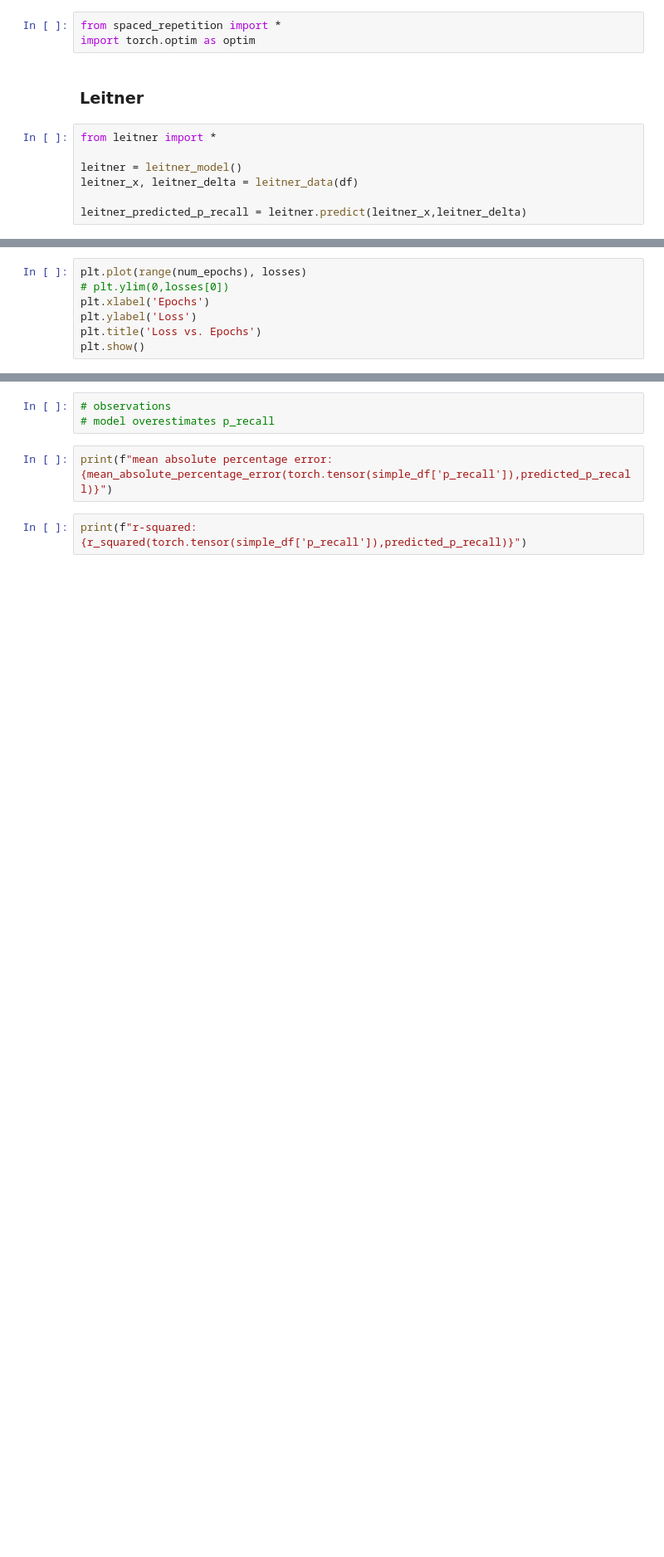
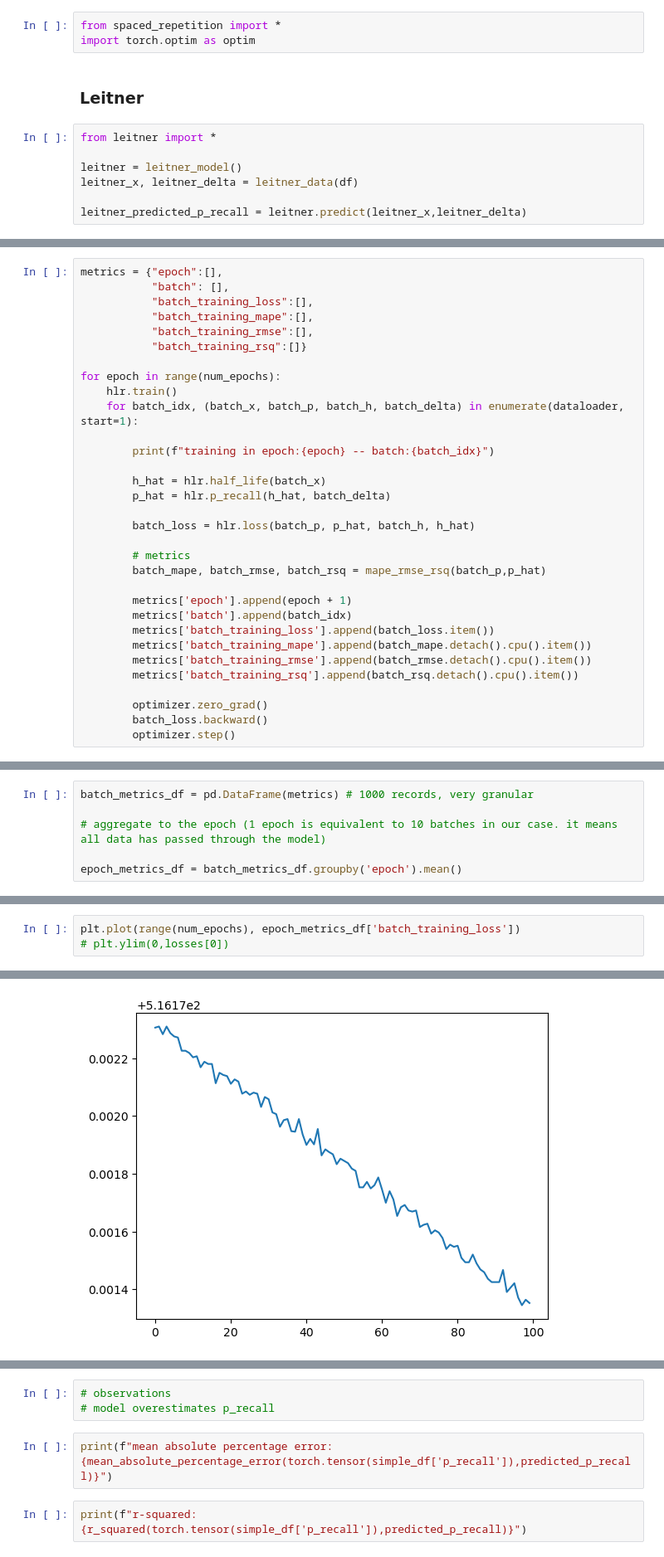
Before and after one commit to project-palooza/spaced_repetition, a Jupyter notebook: v0.ipynb, the cells around one changed output, grey strips where cells are left out. Shown: that part at 83% size. Cells and saved outputs as stored; diff of their text form; blank space fills up the shorter version.

```diff
--- a/v0.ipynb
+++ b/v0.ipynb
@@ -228,0 +281,32 @@ for epoch in range(num_epochs):
+# %%
+metrics = {"epoch":[],
+           "batch": [],
+           "batch_training_loss":[],
+           "batch_training_mape":[],
+           "batch_training_rmse":[],
+           "batch_training_rsq":[]}
+
+for epoch in range(num_epochs):
+    hlr.train()
+    for batch_idx, (batch_x, batch_p, batch_h, batch_delta) in enumerate(dataloader, start=1):
+
+        print(f"training in epoch:{epoch} -- batch:{batch_idx}")
+
+        h_hat = hlr.half_life(batch_x)
+        p_hat = hlr.p_recall(h_hat, batch_delta)
+
+        batch_loss = hlr.loss(batch_p, p_hat, batch_h, h_hat)
+
+        # metrics
+        batch_mape, batch_rmse, batch_rsq = mape_rmse_rsq(batch_p,p_hat)
+
+        metrics['epoch'].append(epoch + 1)
+        metrics['batch'].append(batch_idx)
+        metrics['batch_training_loss'].append(batch_loss.item())
+        metrics['batch_training_mape'].append(batch_mape.detach().cpu().item())
+        metrics['batch_training_rmse'].append(batch_rmse.detach().cpu().item())
+        metrics['batch_training_rsq'].append(batch_rsq.detach().cpu().item())
+
+        optimizer.zero_grad()
+        batch_loss.backward()
+        optimizer.step()
@@ -228,0 +331,6 @@ for epoch in range(num_epochs):
+# %%
+batch_metrics_df = pd.DataFrame(metrics) # 1000 records, very granular
+
+# aggregate to the epoch (1 epoch is equivalent to 10 batches in our case. it means all data has passed through the model)
+
+epoch_metrics_df = batch_metrics_df.groupby('epoch').mean()
@@ -229,7 +343,4 @@ for epoch in range(num_epochs):
 # %%
-plt.plot(range(num_epochs), losses)
+plt.plot(range(num_epochs), epoch_metrics_df['batch_training_loss'])
 # plt.ylim(0,losses[0])
-plt.xlabel('Epochs')
-plt.ylabel('Loss')
-plt.title('Loss vs. Epochs')
-plt.show()
+# %% [output]
@@ -235,0 +348 @@ plt.show()
+[figure, added]
```
Also changed, not shown: parts of 25 cells of this notebook, 2 other files.
